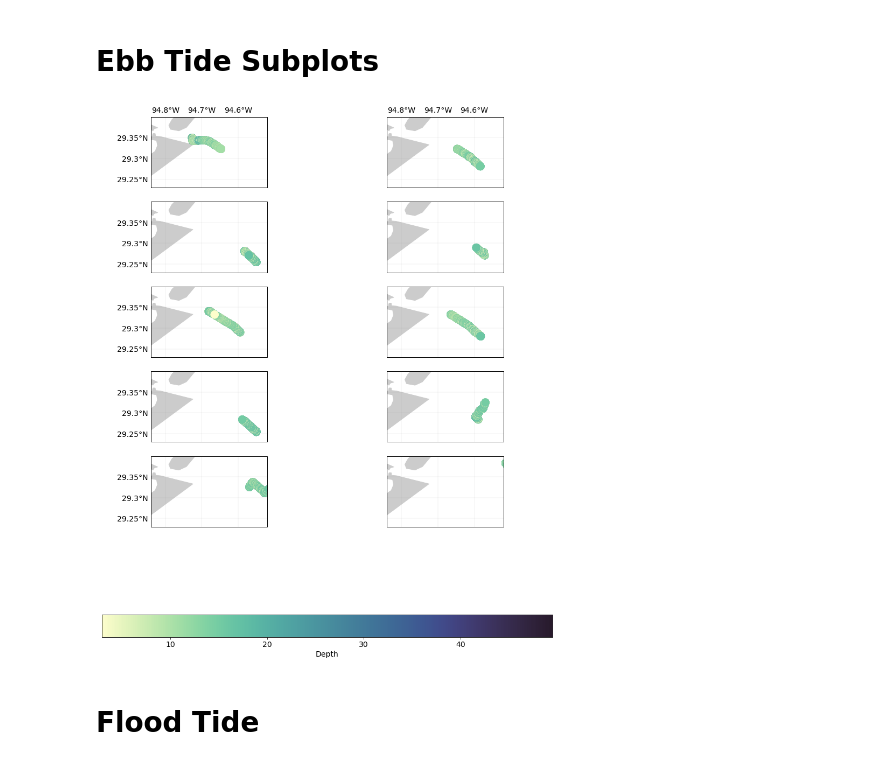
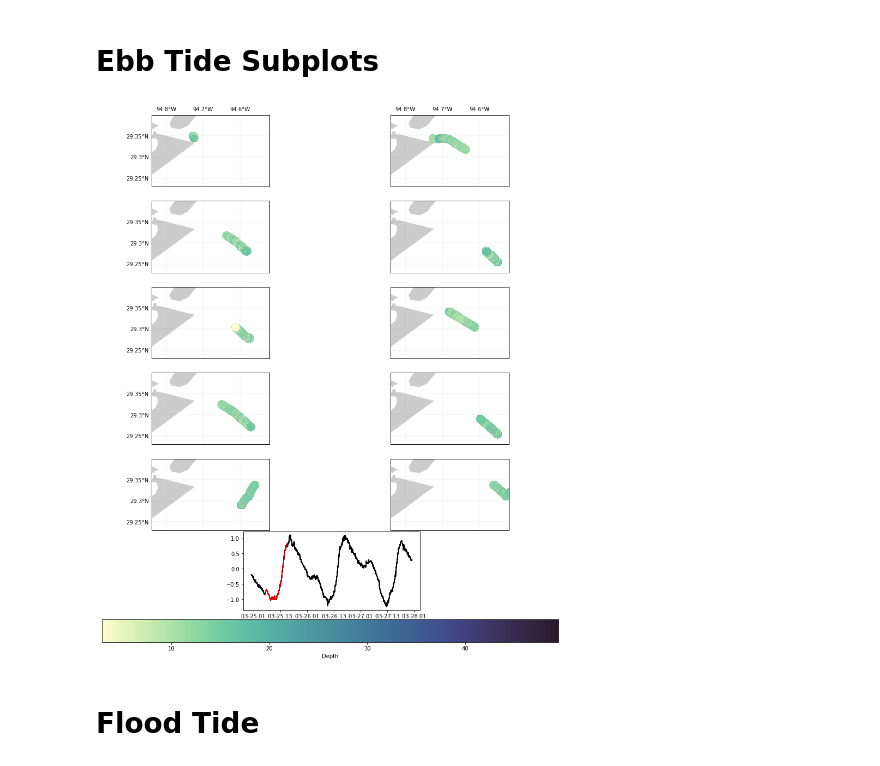
Before and after one commit to shelleyculver/rapid, a Jupyter notebook: midas/scs/depth.ipynb, the cells around one changed output. Saved outputs shown, nothing was run; the diff lists cells and outputs as text; code cells hidden in the pictures.

```diff
--- a/midas/scs/depth.ipynb
+++ b/midas/scs/depth.ipynb
@@ -33,15 +33,14 @@ tdf = tabs.read('g06010', '2018-3-25', '2018-3-27') #g06010 bouy
 # %% [markdown]
 # Figure without Galveston Bay
 # %%
-# Figure without Galveston Bay
 fig = plt.figure(figsize=(12, 8)) # (9.4, 7.7))
 
 ax = fig.add_axes([0.06, 0.01, 0.93, 0.95], projection=merc)
 ax.set_frame_on(False) # kind of like it without the box
-#extent controls bounds of cruise
 ax.set_extent([-94.95, -94.2, 28.95, 29.5], pc)
 gl = ax.gridlines(linewidth=0.2, color='gray', alpha=0.5, linestyle='-', draw_labels=True)
-# the following two make the labels look like lat/lon format
+
+# Lat/Lon Formatter
 gl.xformatter = LONGITUDE_FORMATTER
 gl.yformatter = LATITUDE_FORMATTER
 gl.xlabels_bottom = False  # turn off labels where you don't want them
@@ -52,4 +51,14 @@ ax.set_facecolor('0.8')
 mappable = ax.scatter(df['ADU800-GGA-Lon'], df['ADU800-GGA-Lat'], c=df['Knudsen-True-Depth-DRV-VALUE'], s=200, cmap=cmo.deep, transform=pc, zorder=10)
 cb = fig.colorbar(mappable)
 cb.set_label('Depth')
+
+axtide = fig.add_axes([0.49, 0.13, 0.3, 0.15])
+axtide.plot(tdf['g06010: Along [cm/s]']['2018-3-25':'2018-3-27']/100, color='k')
+axtide.text(0.02, 0.85, 'flood', fontsize=7, transform=axtide.transAxes)
+axtide.text(0.02, 0.1, 'ebb', fontsize=7, transform=axtide.transAxes)
+axtide.get_yaxis().set_ticks(np.arange(-1,1.5,0.5))
+axtide.get_yaxis().set_ticklabels(['-1', '', '0', '', '1'])
+axtide.set_ylim(-1.4, 1.4)
+plt.xticks(rotation=65)
+axtide.axhline(y=0.0, xmin=0, xmax=1, color='k', linestyle=':', linewidth=0.5)
 # %% [output]
@@ -58,45 +68,51 @@ cb.set_label('Depth')
 # Ebb Tide Subplots
 # %%
 fig, axes = plt.subplots(nrows = 5, ncols = 2,subplot_kw = dict(projection = merc), figsize = (15,20))
-dstartoverall = pd.Timestamp('2018-3-25 06:50:03')
-plt.subplots_adjust(wspace = .1) #adjust this for maximum plot space
+dstartoverall = pd.Timestamp('2018-3-25 06:00:03')
+plt.subplots_adjust(wspace = .1)
 vmin = df['Knudsen-True-Depth-DRV-VALUE'][dstartoverall : dstartoverall + pd.Timedelta('10 hour')].min()
 vmax = df['Knudsen-True-Depth-DRV-VALUE'][dstartoverall : dstartoverall + pd.Timedelta('10 hour')].max()
-
-# axtide = fig.add_axes([0.01, 0.01, 0.3, 0.1])
-# axtide.plot(tdf['g06010: Along [cm/sec]']/100, color='k')
-# sharey = True
 
 for i,ax in enumerate(axes.flatten()):
     ax.set_extent([-94.84, -94.52, 29.23, 29.4], pc)
     gl = ax.gridlines(linewidth = 0.2, color = 'gray', alpha = 0.5, linestyle = '-', draw_labels = True)
     gl.xformatter = LONGITUDE_FORMATTER
     gl.yformatter = LATITUDE_FORMATTER
     gl.xlocator = mpl.ticker.FixedLocator(np.arange(-100, -70, .1))
     gl.ylocator = mpl.ticker.FixedLocator(np.arange(10, 40, .05))
     gl.xlabels_bottom = False
     gl.ylabels_right = False
     ax.add_feature(land_10m, facecolor = '0.8')
     ax.set_facecolor('0.8')
+
+    # Tidal bouy plot
+    axtide = fig.add_axes([0.365, 0.25, 0.3, 0.1])
+    axtide.plot(tdf['g06010: Along [cm/s]']/100, color='k')
+    Sharey = True
+
+    # Adding Edd Tide duration Red Line for Tidal plot
+    axtidered = fig.add_axes([0.365, 0.25, 0.3, 0.1])
+    axtidered.plot(tdf['g06010: Along [cm/s]']['2018-3-25 06:00':'2018-3-25 16:00']/100, color='r')
+    Sharey = True
 
     dstart = dstartoverall + i*pd.Timedelta('1 hour')
     dend = dstart + pd.Timedelta('1 hour')
 
     if i >= 2:
         gl.xlabels_top = False
 
     if i in [1, 3, 5, 7, 9] :
         gl.ylabels_left = False
 
 
     mappable = ax.scatter(df['ADU800-GGA-Lon'][dstart:dend], df['ADU800-GGA-Lat'][dstart:dend], c=df['Knudsen-True-Depth-DRV-VALUE'][dstart:dend], s=200, cmap=cmo.deep, transform=pc, zorder=10, vmin = vmin, vmax = vmax)
 cb = fig.colorbar(mappable, orientation = 'horizontal', ax=axes.ravel().tolist())
 cb.set_label('Depth')
 
 
-fig.savefig('test.png')
+fig.savefig('testdepth.png')
 # %% [output]
-[figure, old version]
+[figure, new version]
 # %% [markdown]
 # Flood Tide
 # %%
```
Also changed, not shown: parts of 6 cells of this notebook.
